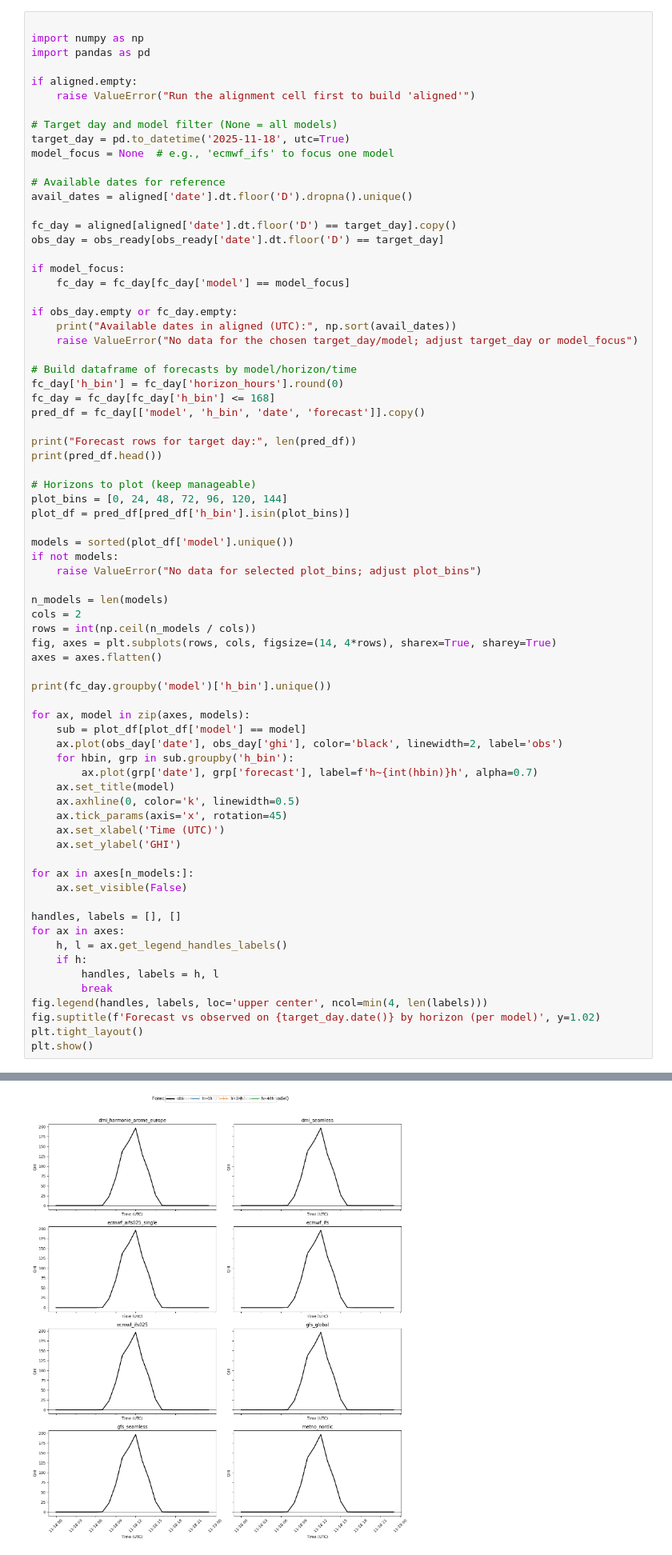
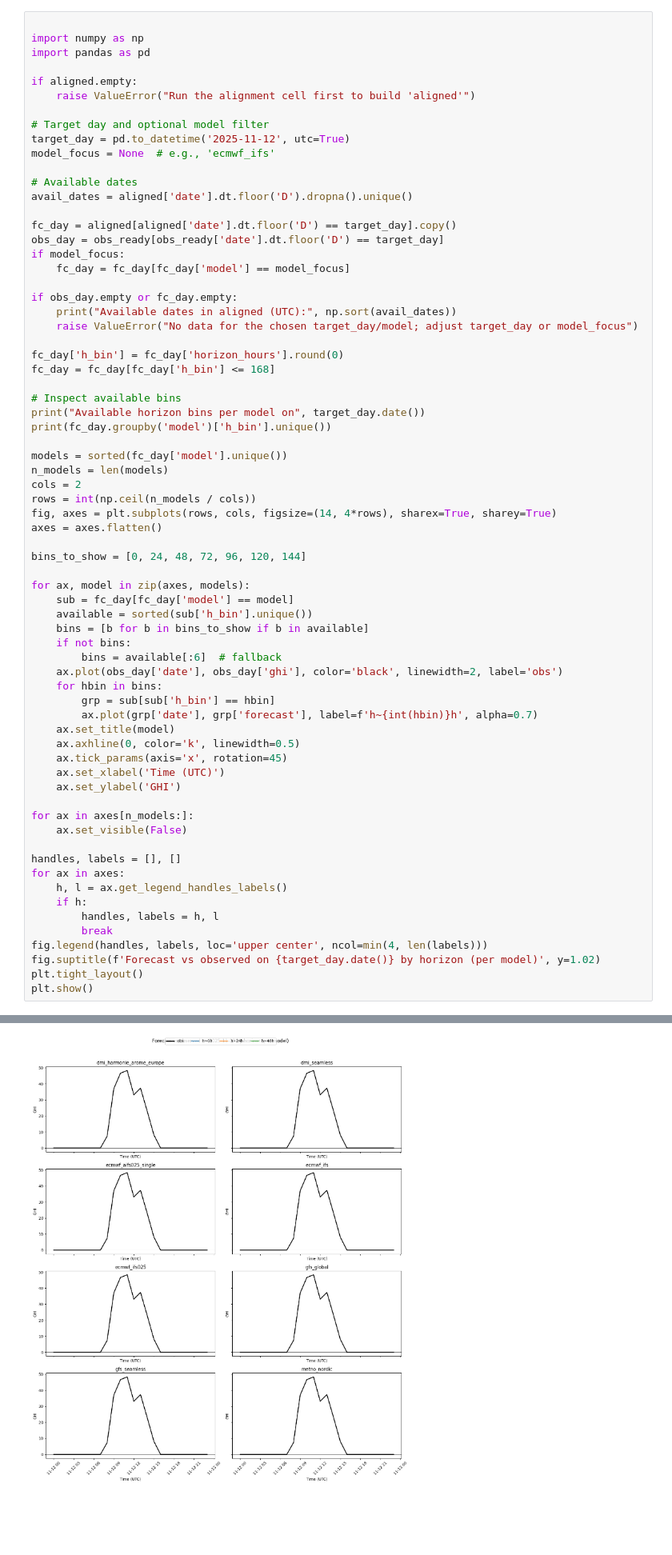
Before and after one commit to Louis2308/Solar-poster, a Jupyter notebook: Forcast_Comparison.ipynb, the cells around one changed output, grey strips where cells are left out. Shown at 80% size. Saved outputs shown, nothing was run; the diff lists cells and outputs as text; blank space fills up the shorter version.

```diff
--- a/Forcast_Comparison.ipynb
+++ b/Forcast_Comparison.ipynb
@@ -211,16 +211,15 @@ import pandas as pd
 if aligned.empty:
     raise ValueError("Run the alignment cell first to build 'aligned'")
 
-# Target day and model filter (None = all models)
-target_day = pd.to_datetime('2025-11-18', utc=True)
-model_focus = None  # e.g., 'ecmwf_ifs' to focus one model
+# Target day and optional model filter
+target_day = pd.to_datetime('2025-11-12', utc=True)
+model_focus = None  # e.g., 'ecmwf_ifs'
 
-# Available dates for reference
+# Available dates
 avail_dates = aligned['date'].dt.floor('D').dropna().unique()
 
 fc_day = aligned[aligned['date'].dt.floor('D') == target_day].copy()
 obs_day = obs_ready[obs_ready['date'].dt.floor('D') == target_day]
-
 if model_focus:
     fc_day = fc_day[fc_day['model'] == model_focus]
 
@@ -228,34 +227,31 @@ if obs_day.empty or fc_day.empty:
     print("Available dates in aligned (UTC):", np.sort(avail_dates))
     raise ValueError("No data for the chosen target_day/model; adjust target_day or model_focus")
 
-# Build dataframe of forecasts by model/horizon/time
 fc_day['h_bin'] = fc_day['horizon_hours'].round(0)
 fc_day = fc_day[fc_day['h_bin'] <= 168]
-pred_df = fc_day[['model', 'h_bin', 'date', 'forecast']].copy()
 
-print("Forecast rows for target day:", len(pred_df))
-print(pred_df.head())
+# Inspect available bins
+print("Available horizon bins per model on", target_day.date())
+print(fc_day.groupby('model')['h_bin'].unique())
 
-# Horizons to plot (keep manageable)
-plot_bins = [0, 24, 48, 72, 96, 120, 144]
-plot_df = pred_df[pred_df['h_bin'].isin(plot_bins)]
-
-models = sorted(plot_df['model'].unique())
-if not models:
-    raise ValueError("No data for selected plot_bins; adjust plot_bins")
-
+models = sorted(fc_day['model'].unique())
 n_models = len(models)
 cols = 2
 rows = int(np.ceil(n_models / cols))
 fig, axes = plt.subplots(rows, cols, figsize=(14, 4*rows), sharex=True, sharey=True)
 axes = axes.flatten()
 
-print(fc_day.groupby('model')['h_bin'].unique())
+bins_to_show = [0, 24, 48, 72, 96, 120, 144]
 
 for ax, model in zip(axes, models):
-    sub = plot_df[plot_df['model'] == model]
+    sub = fc_day[fc_day['model'] == model]
+    available = sorted(sub['h_bin'].unique())
+    bins = [b for b in bins_to_show if b in available]
+    if not bins:
+        bins = available[:6]  # fallback
     ax.plot(obs_day['date'], obs_day['ghi'], color='black', linewidth=2, label='obs')
-    for hbin, grp in sub.groupby('h_bin'):
+    for hbin in bins:
+        grp = sub[sub['h_bin'] == hbin]
         ax.plot(grp['date'], grp['forecast'], label=f'h~{int(hbin)}h', alpha=0.7)
     ax.set_title(model)
     ax.axhline(0, color='k', linewidth=0.5)
@@ -295,6 +285,6 @@ gfs_seamless                 [138.0, 139.0, 140.0, 141.0, 142.0, 143.0, 144...
 metno_nordic                 [42.0, 43.0, 44.0, 45.0, 46.0, 47.0, 48.0, 49....
 Name: h_bin, dtype: object
-[figure, old version]
+[figure, new version]
 # %% [markdown]
 
 ## 5) Error metrics by horizon
```
Also changed, not shown: parts of 1 cell of this notebook.
